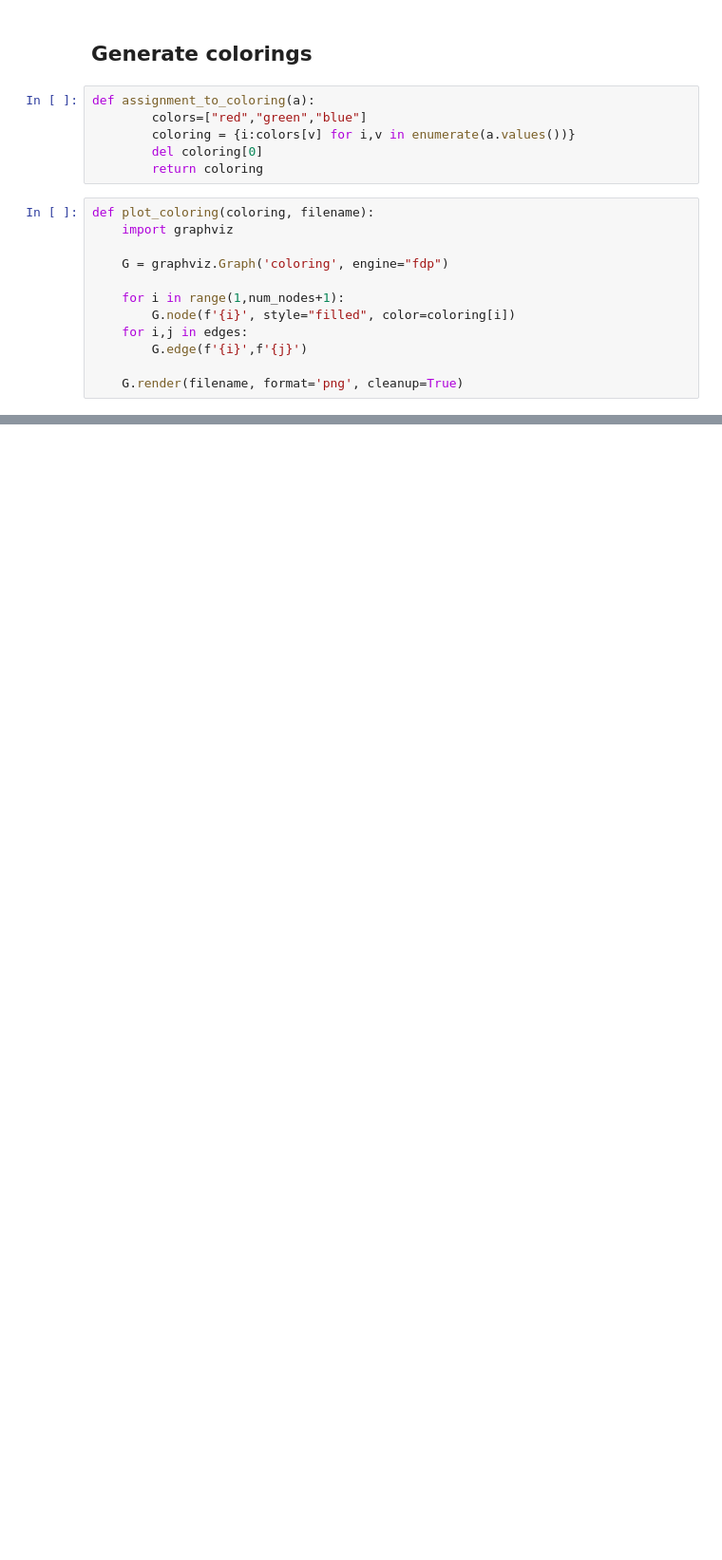
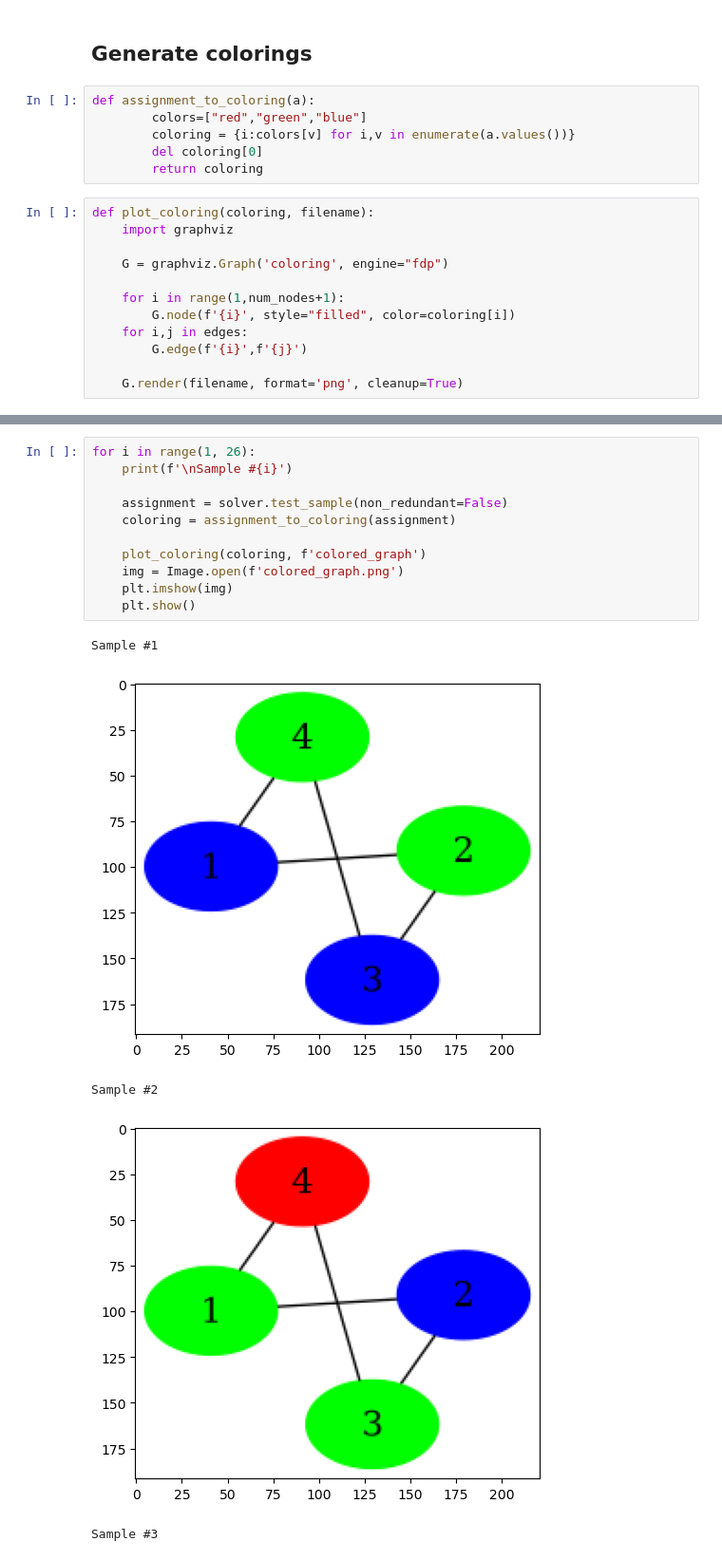
Before and after one commit to s-will/Infrared, a Jupyter notebook: Doc/Examples/test.ipynb, the cells around one changed output, grey strips where cells are left out. Shown at 95% size. Saved outputs shown, nothing was run; the diff lists cells and outputs as text; blank space fills up the shorter version.

```diff
--- a/Doc/Examples/test.ipynb
+++ b/Doc/Examples/test.ipynb
@@ -107,0 +96,17 @@ Colors in cycles: 2
+# %%
+for i in range(1, 26):
+    print(f'\nSample #{i}')
+
+    assignment = solver.test_sample(non_redundant=False)
+    coloring = assignment_to_coloring(assignment)
+
+    plot_coloring(coloring, f'colored_graph')
+    img = Image.open(f'colored_graph.png')
+    plt.imshow(img)
+    plt.show()
+# %% [output]
+Sample #1
+[figure, added]
+Sample #2
+[figure, added]
+Sample #3
```
Also changed, not shown: parts of 8 cells of this notebook, 3 other files.
